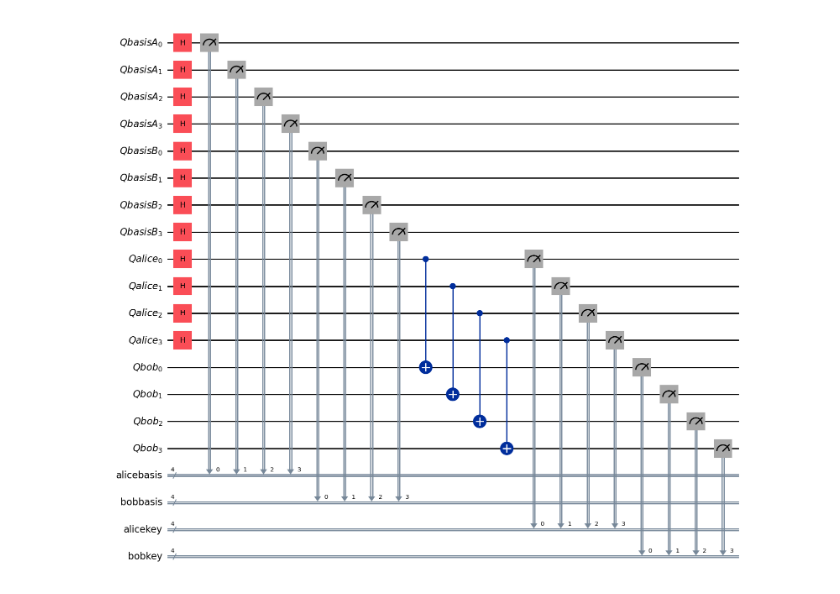
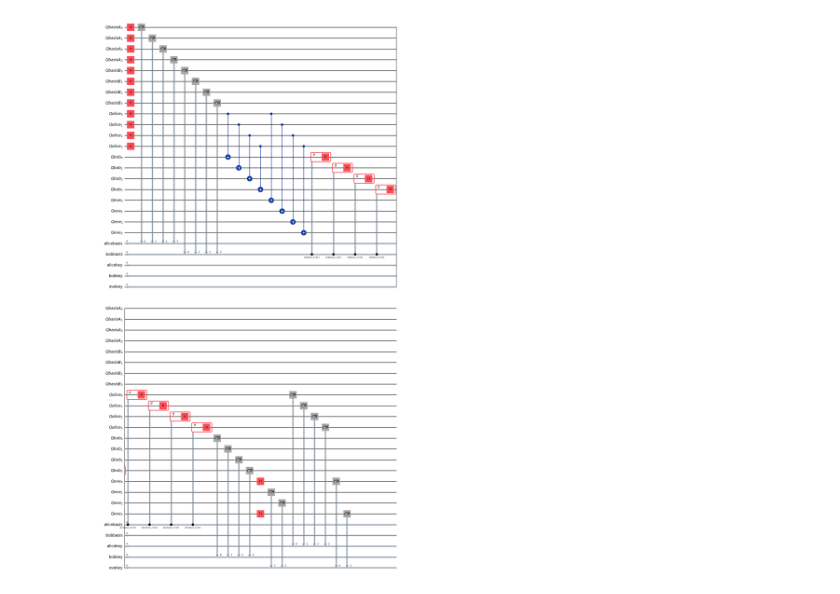
Before and after one commit to Adithya2685-git/SeQureChat-App, a Jupyter notebook: backend/qkeytemp.ipynb, the cells around one changed output. Cells and saved outputs as stored; diff of their text form; code cells hidden in the pictures.

```diff
--- a/backend/qkeytemp.ipynb
+++ b/backend/qkeytemp.ipynb
@@ -9,40 +11,52 @@ paircounts=4
 alicebasisCbit= ClassicalRegister(paircounts,name='alicebasis')
 bobbasisCbit= ClassicalRegister(paircounts,name='bobbasis')
 
 alicebasisQbit= QuantumRegister(paircounts,name='QbasisA')
 bobbasisQbit= QuantumRegister(paircounts, name='QbasisB')
 
 alicekeyqbit=QuantumRegister(paircounts,name='Qalice')
 bobkeyqbit= QuantumRegister(paircounts, name='Qbob')
 
 alicekeyCbit= ClassicalRegister(paircounts, name='alicekey')
 bobkeyCbit= ClassicalRegister(paircounts, name='bobkey')
 
-qc= QuantumCircuit(alicebasisQbit,bobbasisQbit,alicekeyqbit,bobkeyqbit,alicebasisCbit, bobbasisCbit, alicekeyCbit, bobkeyCbit)
-
+evekeyQbit= QuantumRegister(paircounts,name='Qeve')
+evekeyCbit=ClassicalRegister(paircounts,name='evekey')
+qc= QuantumCircuit(alicebasisQbit,bobbasisQbit,alicekeyqbit,bobkeyqbit,alicebasisCbit, bobbasisCbit, alicekeyCbit, bobkeyCbit,evekeyQbit,evekeyCbit)
 
 qc.h(alicebasisQbit)
 qc.measure(alicebasisQbit,alicebasisCbit)
 
 qc.h(bobbasisQbit)
 qc.measure(bobbasisQbit,bobbasisCbit)
 
 qc.h(alicekeyqbit)
 qc.cx(alicekeyqbit,bobkeyqbit)
 
+inject_quantum_eve= True
+
+if inject_quantum_eve:
+    qc.cx(alicekeyqbit,evekeyQbit)
+
 # basis for alice and bob , 0 = Z,  1= X, So another H is done for if_test=1
-#for i in range(paircounts):
-#    with qc.if_test((alicebasisCbit[i],1)) as else_:
-#        qc.h(alicekeyqbit[i])
+for i in range(paircounts):
+    with qc.if_test((alicebasisCbit[i],1)) as else_:
+        qc.h(alicekeyqbit[i])
 
-#for i in range(paircounts):
-#    with qc.if_test((bobbasisCbit[i],1)) as else_:
-#        qc.h(bobkeyqbit[i])
+for i in range(paircounts):
+    with qc.if_test((bobbasisCbit[i],1)) as else_:
+        qc.h(bobkeyqbit[i])
 
 qc.measure(alicekeyqbit, alicekeyCbit)
 qc.measure(bobkeyqbit,bobkeyCbit)
 
+if inject_quantum_eve:
+        for i in range(paircounts):
+            # Eve chooses her measurement basis randomly
+            if random.randint(0, 1) == 1:
+                qc.h(evekeyQbit[i])
+        qc.measure(evekeyQbit, evekeyCbit)
 qc.draw('mpl')
 # %% [output]
-[figure, old version]
+[figure, new version]
 # %%
```
Also changed, not shown: parts of 3 cells of this notebook, 2 other files.
